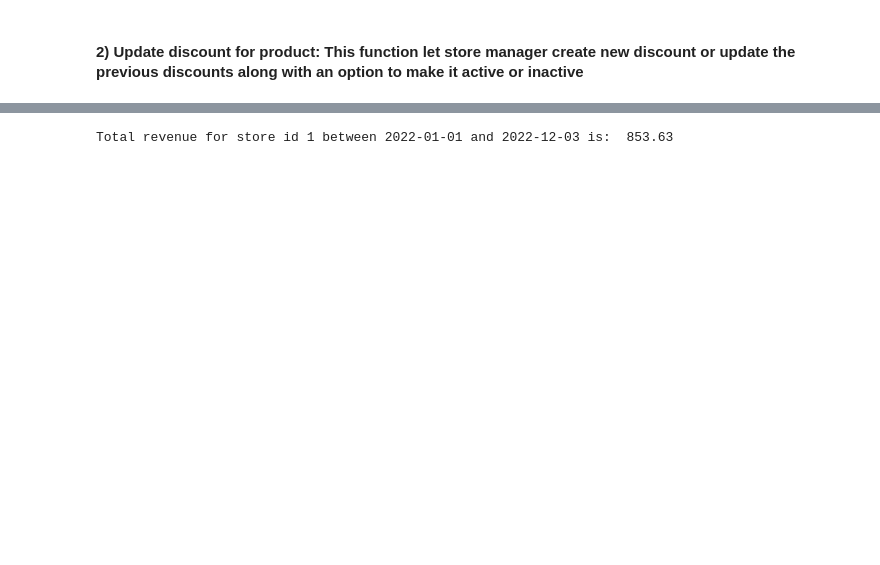
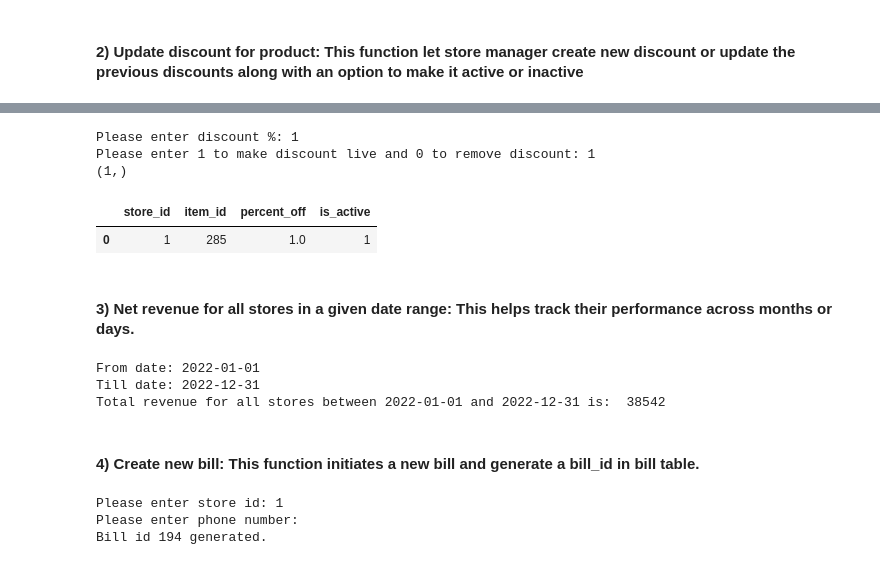
Before and after one commit to ranil28/SuperMarketManagementSystem, a Jupyter notebook: Python implementation/Supermarket_jupyter_bishal.ipynb, the cells around one changed output, grey strips where cells are left out. Drawn from its saved outputs; the diff is of its cells as text; code cells hidden in the pictures; blank space fills up the shorter version.

Commit message:
modified python with sql commit

```diff
--- a/Python implementation/Supermarket_jupyter_bishal.ipynb
+++ b/Python implementation/Supermarket_jupyter_bishal.ipynb
@@ -279,8 +242,52 @@ None
+# %%
+func = "SELECT update_discount(%s, %s, %s, %s)"
+percent_off = input(b_s+"Please enter discount %: ")
+is_active = input(b_s+"Please enter 1 to make discount live and 0 to remove discount: ")
+
+result = cursor.execute(func, [store_id, item_id, percent_off, is_active])
+print(cursor.fetchone())
+
+df = pd.read_sql(query, conn, params= [store_id, item_id])
+conn.commit()
+df
+# %% [output]
+Please enter discount %: 1
+Please enter 1 to make discount live and 0 to remove discount: 1
+(1,)
+|  | store_id | item_id | percent_off | is_active |
+| 0 | 1 | 285 | 1.0 | 1 |
+# %% [markdown]
+#### 3) Net revenue for all stores in a given date range: This helps track their performance across months or days.
 # %%
-store_id = '1'
-start_date = '2022-01-01'
-end_date = '2022-12-03'
-result = cursor.execute(func, [store_id, start_date, end_date])
-print(b_s+f"Total revenue for store id {store_id} between {start_date} and {end_date} is: "+b_e, cursor.fetchone()[0],)
+func = "SELECT overall_billing(%s, %s)"
+start_date = input(b_s+"From date: ")
+end_date = input(b_s+"Till date: ")
+
+result = cursor.execute(func, [start_date, end_date])
+print(b_s+f"Total revenue for all stores between {start_date} and {end_date} is: "+b_e, cursor.fetchone()[0],)
+
+# 2022-01-01 | 2022-12-31
 # %% [output]
-Total revenue for store id 1 between 2022-01-01 and 2022-12-03 is:  853.63
+From date: 2022-01-01
+Till date: 2022-12-31
+Total revenue for all stores between 2022-01-01 and 2022-12-31 is:  38542
+# %% [markdown]
+#### 4) Create new bill: This function initiates a new bill and generate a bill_id in bill table.
+# %%
+#create bill
+func = "SELECT create_bill(%s, %s, %s)"
+store_id = input(b_s+"Please enter store id: ")
+phone_no = input(b_s+"Please enter phone number: ")
+dt = date.today()
+date_ = dt.strftime("%Y-%m-%d")
+
+result = cursor.execute(func, [store_id, phone_no, date_])
+bill_id = cursor.fetchone()[0]
+print(b_s+f"Bill id {bill_id} generated. ")
+
+conn.commit()
+# 1 | 100-736-5070
+# %% [output]
+Please enter store id: 1
+Please enter phone number:
+Bill id 194 generated.
```
Also changed, not shown: parts of 18 cells of this notebook.
